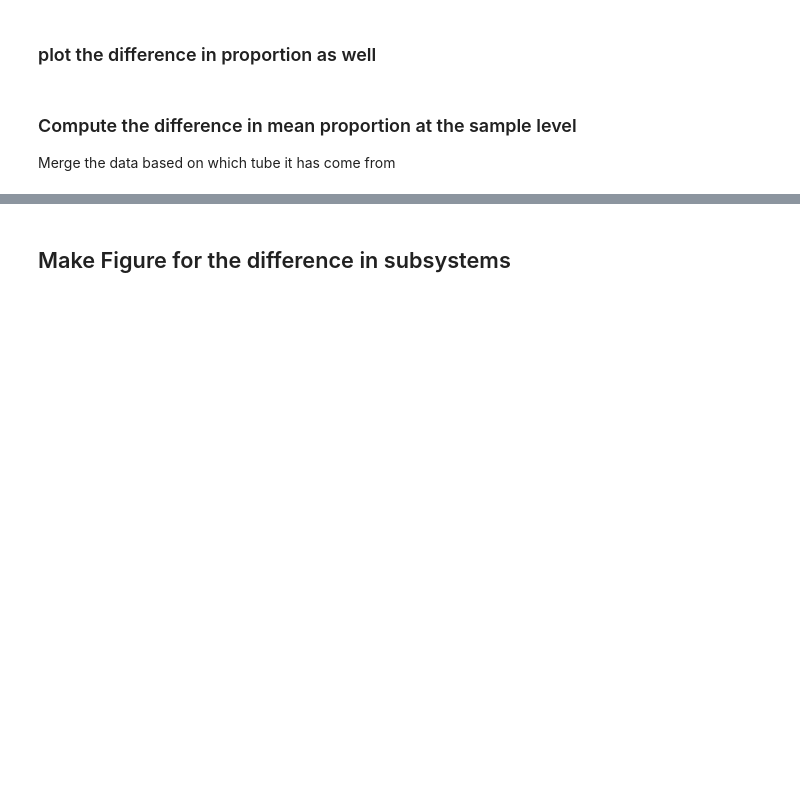
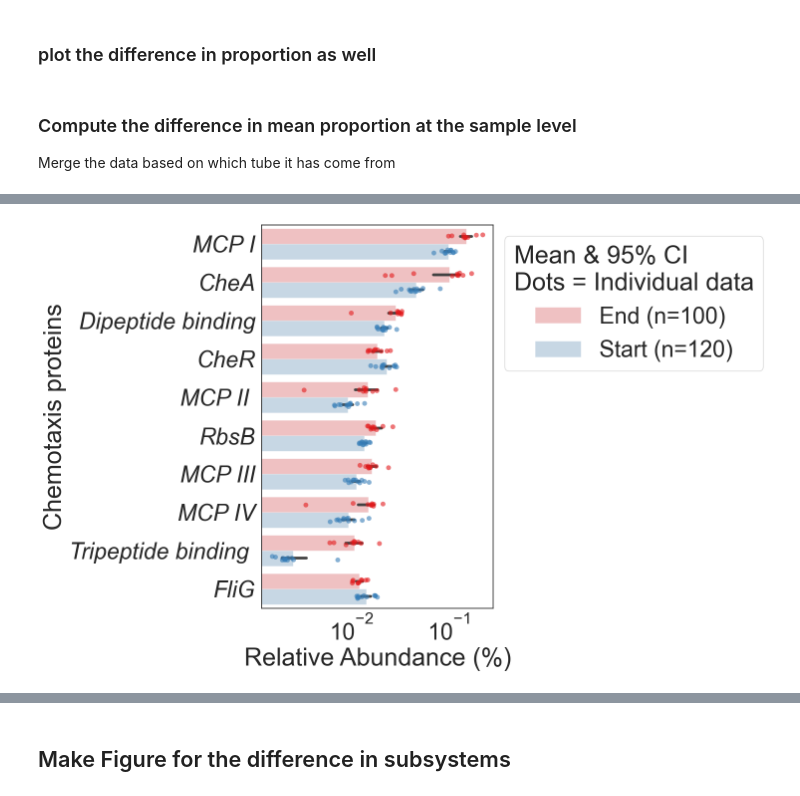
Before and after one commit to susiegriggo/Comigration_TubeExperiment_Analysis, a Jupyter notebook: code/chemotaxis.ipynb, the cells around one changed output, grey strips where cells are left out. Saved outputs shown, nothing was run; the diff lists cells and outputs as text; code cells hidden in the pictures; blank space fills up the shorter version.

Commit message:
show data points on plots

```diff
--- a/code/chemotaxis.ipynb
+++ b/code/chemotaxis.ipynb
@@ -116,0 +90,71 @@ Text(0.5, 0, 'Difference in Relative Abundance %')
+# %%
+import seaborn as sns
+import matplotlib.pyplot as plt
+
+# Using the same setup
+sns.set(rc={'figure.figsize':(6,10)}, font_scale=3, style='white')
+
+# 1. Calculate n for the legend
+counts = chemotaxis_sig_functions['location'].value_counts()
+n_labels = {
+    'start': f"Start (n={counts.get('start', 0)})",
+    'end': f"End (n={counts.get('end', 0)})"
+}
+
+palette = {'start': '#377eb8', 'end': '#e41a1c'}
+sorted_data = chemotaxis_sig_functions.sort_values('log abundance', ascending=False)
+
+fig, ax = plt.subplots()
+
+# 2. Plot Strip Plot FIRST (so it is on the bottom layer)
+sns.stripplot(
+    data=sorted_data,
+    y='Function_n',
+    hue='location',
+    x=0,
+    palette=palette,
+    dodge=True,
+    jitter=True,
+    s=7,
+    alpha=0.6,          # Subtle transparency for points
+    legend=False,
+    ax=ax
+)
+
+# 3. Plot Bar Plot SECOND (so bars/error bars are on top)
+sns.barplot(
+    data=sorted_data,
+    y='Function_n',
+    hue='location',
+    x=0,
+    palette=palette,
+    alpha=0.3,
+    errorbar=('ci', 95),
+    err_kws={'linewidth': 4}, # <--- This makes the error bars thicker
+    ax=ax
+)
+
+# 4. Legend & Compliance
+handles, labels = ax.get_legend_handles_labels()
+# We take the first two handles (from the barplot) for the legend
+new_labels = [n_labels.get(l, l) for l in labels[:2]]
+
+ax.legend(
+    handles[:2],
+    new_labels,
+    title="Mean & 95% CI\nDots = Individual data",
+    bbox_to_anchor=(1, 1),
+    loc='upper left'
+)
+
+plt.xlabel('Relative Abundance (%)')
+plt.ylabel('Chemotaxis proteins')
+plt.xscale('log')
+
+# Set y tick labels to italic
+ax.set_yticklabels(ax.get_yticklabels(), fontstyle='italic')
+
+plt.savefig('../figures/long_term_migration_chemotaxis_barplot.png', bbox_inches='tight')
+plt.show()
+# %% [output]
+[figure, added]
```
Also changed, not shown: parts of 5 cells of this notebook.
